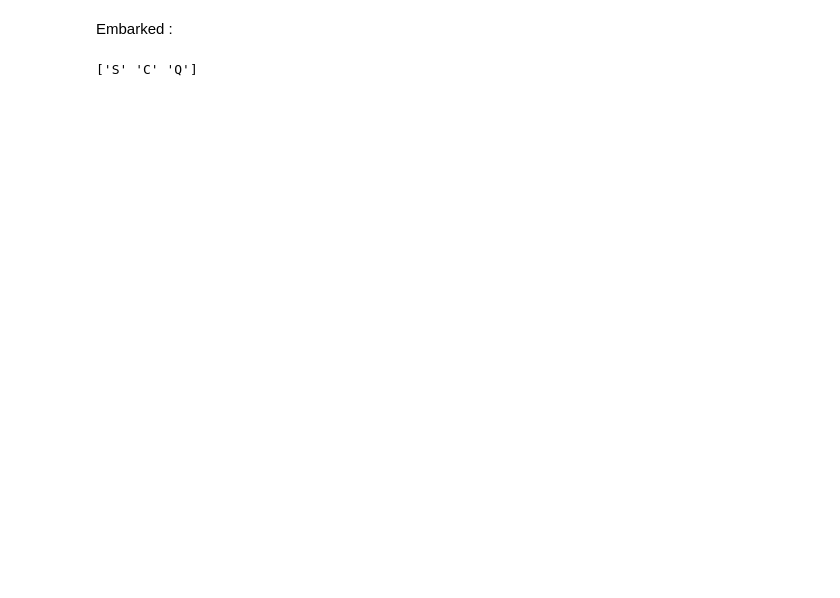
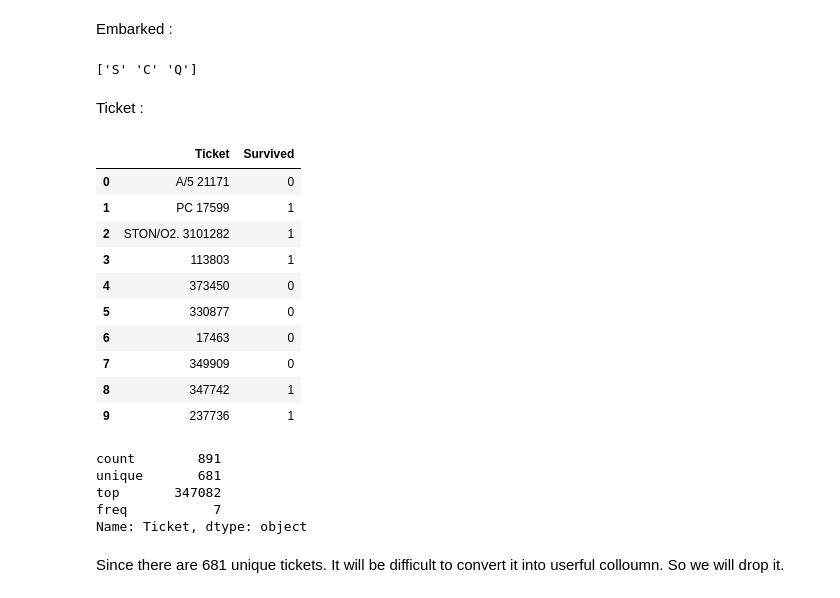
Before and after one commit to classicon6t6/titanic, a Jupyter notebook: titanic.ipynb, the cells around one changed output. Drawn from its saved outputs; the diff is of its cells as text; code cells hidden in the pictures; blank space fills up the shorter version.

```diff
--- a/titanic.ipynb
+++ b/titanic.ipynb
@@ -426,0 +431,26 @@ print(train_df['Embarked'].unique())
+# %% [markdown]
+Ticket : <br>
+# %%
+train_df[['Ticket', 'Survived']].head(10)
+# %% [output]
+|  | Ticket | Survived |
+| 0 | A/5 21171 | 0 |
+| 1 | PC 17599 | 1 |
+| 2 | STON/O2. 3101282 | 1 |
+| 3 | 113803 | 1 |
+| 4 | 373450 | 0 |
+| 5 | 330877 | 0 |
+| 6 | 17463 | 0 |
+| 7 | 349909 | 0 |
+| 8 | 347742 | 1 |
+| 9 | 237736 | 1 |
+# %%
+train_df['Ticket'].describe()
+# %% [output]
+count        891
+unique       681
+top       347082
+freq           7
+Name: Ticket, dtype: object
+# %% [markdown]
+Since there are 681 unique tickets. It will be difficult to convert it into userful colloumn. So we will drop it.
```
Also changed, not shown: parts of 13 cells of this notebook.
